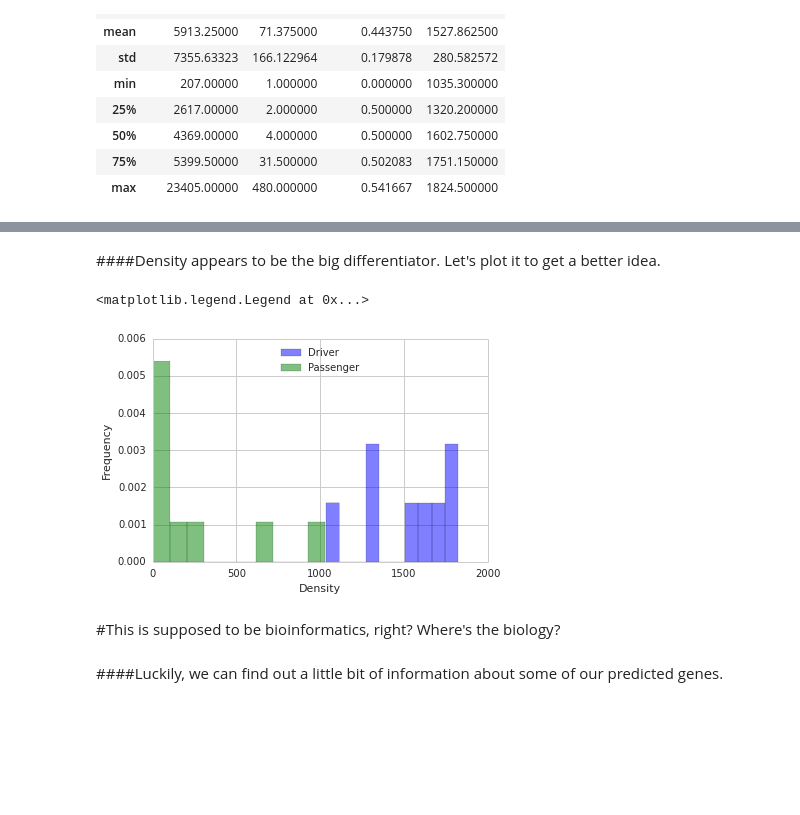
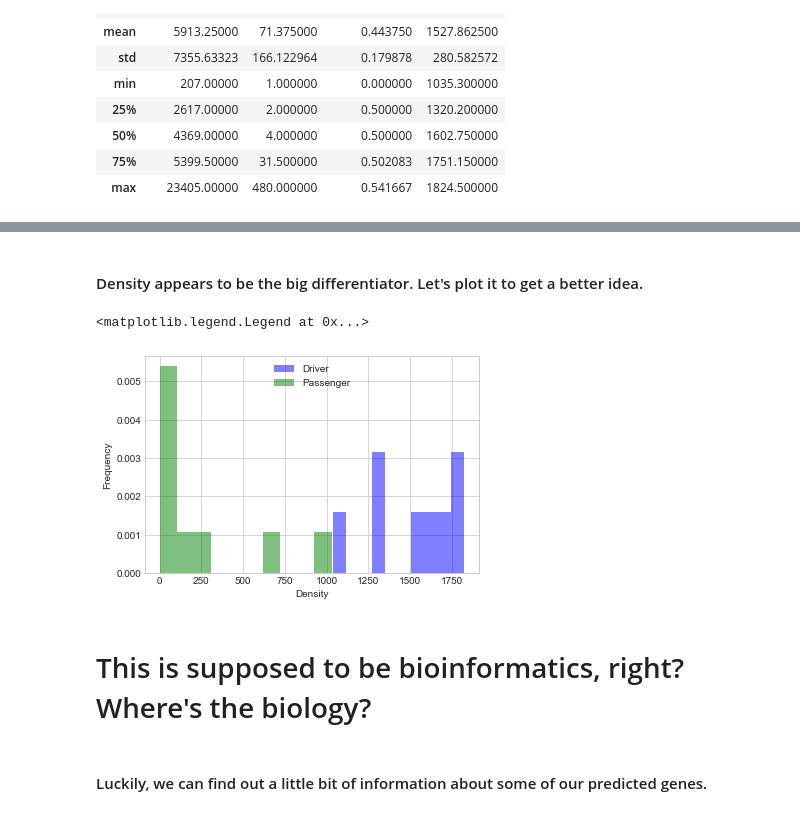
Before and after one commit to NancyFY/bootcamp, a Jupyter notebook: Introduction to Python - Cancer Variant Classification.ipynb, the cells around one changed output, grey strips where cells are left out. Drawn from its saved outputs; the diff is of its cells as text; code cells hidden in the pictures; blank space fills up the shorter version.

```diff
--- a/Introduction to Python - Cancer Variant Classification.ipynb
+++ b/Introduction to Python - Cancer Variant Classification.ipynb
@@ -633,19 +625,19 @@ neutral_feature_vector.describe()
 # %% [markdown]
-####Density appears to be the big differentiator. Let's plot it to get a better idea.
+#### Density appears to be the big differentiator. Let's plot it to get a better idea.
 # %%
-ax = cancer_feature_vector.Density.hist(normed=True, alpha=0.5, color='b', label='Driver')
-neutral_feature_vector.Density.hist(normed=True, alpha=0.5, ax=ax, color='g', label='Passenger')
+ax = cancer_feature_vector.Density.hist(density=True, alpha=0.5, color='b', label='Driver')
+neutral_feature_vector.Density.hist(density=True, alpha=0.5, ax=ax, color='g', label='Passenger')
 ax.set_xlabel("Density")
 ax.set_ylabel("Frequency")
 patches, labels = ax.get_legend_handles_labels()
 ax.legend(patches, labels, loc=9)
 # %% [output]
 <matplotlib.legend.Legend at 0x...>
-[figure, old version]
+[figure, new version]
 # %% [markdown]
-#This is supposed to be bioinformatics, right? Where's the biology?
+# This is supposed to be bioinformatics, right? Where's the biology?
 # %% [markdown]
-####Luckily, we can find out a little bit of information about some of our predicted genes.
+#### Luckily, we can find out a little bit of information about some of our predicted genes.
 # %%
 tcga_feature_vector['output'] = pd.Series(output)
 tcga_feature_vector.head()
```
Also changed, not shown: parts of 112 cells of this notebook, 4 other files.
